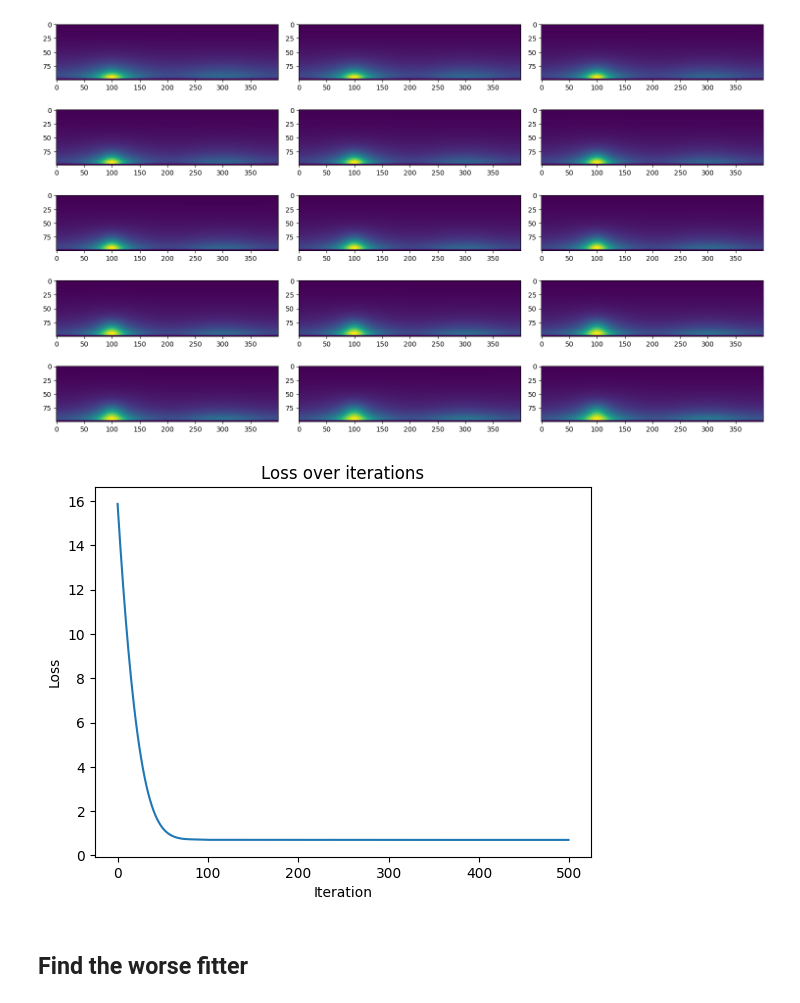
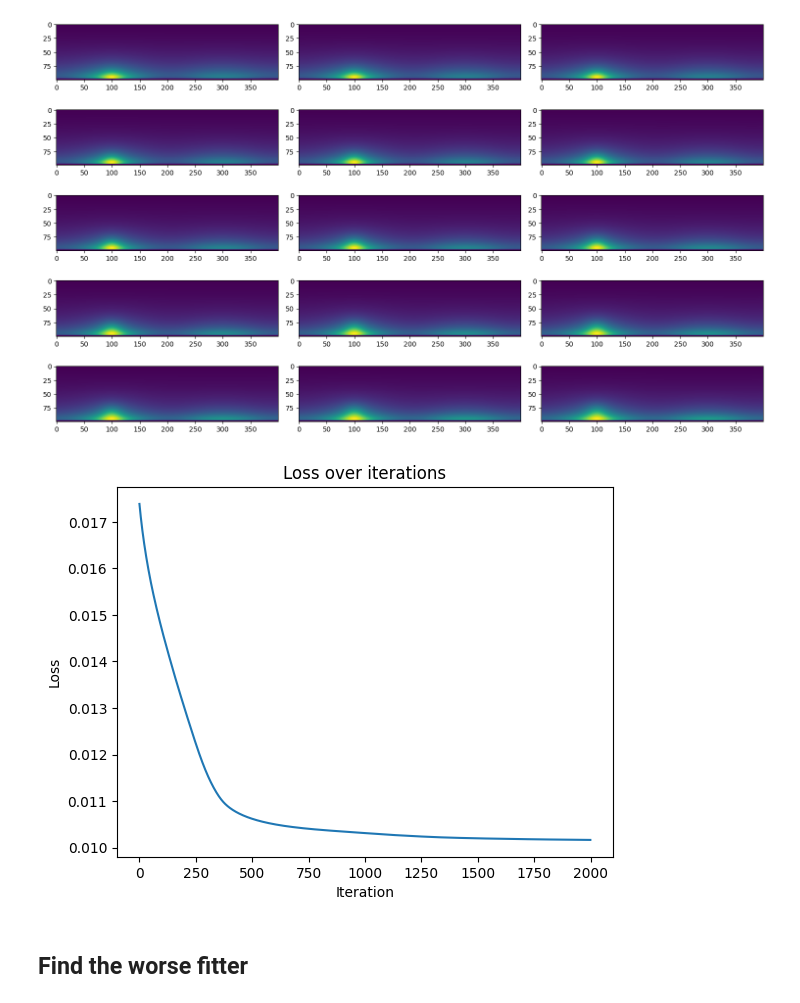
Before and after one commit to matttsss/mitsuba3, a Jupyter notebook: sampling_tests/warps.ipynb, the cells around one changed output. Drawn from its saved outputs; the diff is of its cells as text; code cells hidden in the pictures.

```diff
--- a/sampling_tests/warps.ipynb
+++ b/sampling_tests/warps.ipynb
@@ -2,7 +2,7 @@
 import sys
 sys.path.insert(0, '../../mitsuba3/build/python')
 
-from tqdm import trange, tqdm
+from tqdm import trange
 
 import numpy as np
 import matplotlib.pyplot as plt
@@ -10,7 +10,7 @@ import matplotlib.pyplot as plt
 import drjit as dr
 import mitsuba as mi
 
-mi.set_variant('llvm_ad_rgb')
+mi.set_variant('cuda_ad_rgb')
 
 # Constants for training
 SUN_PHI = dr.pi / 2
@@ -124,12 +109,10 @@ TRAINING_SUN_ETA_RES = 180
 
 sky_rad_dataset, sky_params_dataset = load_tensors('../../mitsuba3/resources/data/sunsky/output/sunsky_datasets.bin')
 
-opt_vars = init_optimization_vars(
+sky_rad, sky_params, sun_dir, tex_pos, norm_factor = init_optimization_vars(
     sky_rad_dataset, sky_params_dataset,
     turb_res=TRAINING_TURB_RES, sun_eta_res=TRAINING_SUN_ETA_RES
 )
-dr.eval(opt_vars)
-sky_rad, sky_params, sun_dir, tex_pos, norm_factor = opt_vars
 # %% [output]
 Loading tensor data from "../../mitsuba3/resources/data/sunsky/output/sunsky_datasets.bin" .. (540.0 KiB, 7 fields)
 # %% [markdown]
@@ -288,13 +271,13 @@ def compute_loss(tex_weights, tex_pos, sky_rad, sky_params, norm_factor, sun_dir
     loss /= dr.width(loss)
 
     # keep the mean arround the sun elevation
-    gaussian_elevation = tex_weights.eval(tex_pos)[1]
-    real_sun_elevation = dr.cos(dr.pi/2 - tex_pos.y * (MAX_ETA - MIN_ETA) + MIN_ETA)
-    err = real_sun_elevation - gaussian_elevation
-    loss += dr.select(err < 0,
-        0.5 * dr.atan(err**2),
-        dr.exp(25 * (err + dr.sin(err + dr.pi))) - 1
-    )
+    # gaussian_elevation = tex_weights.eval(tex_pos)[1]
+    # real_sun_elevation = dr.cos(dr.pi/2 - tex_pos.y * (MAX_ETA - MIN_ETA) + MIN_ETA)
+    # err = real_sun_elevation - gaussian_elevation
+    # loss += dr.select(err < 0,
+    #     0.5 * dr.atan(err**2),
+    #     dr.exp(25 * (err + dr.sin(err + dr.pi))) - 1
+    # )
 
     dr.backward(loss)
 
@@ -303,13 +286,14 @@ def compute_loss(tex_weights, tex_pos, sky_rad, sky_params, norm_factor, sun_dir
 ## Generate initial weights
 turb_res = 10
 sun_eta_res = 30
+opt_key = "weights"
+
 weights = init_optimised_weights(turb_res, sun_eta_res)
 tex_weights = mi.Texture2f(weights,
                            wrap_mode=dr.WrapMode.Clamp,
                            migrate=False)
 
 opt = mi.ad.Adam(lr=0.001)
-opt_key = "weights"
 opt[opt_key] = weights
 
 ## Generate rays to evaluate luminance map
@@ -325,37 +309,38 @@ dr.eval(wi)
 
 ## Optimize
 losses = []
-iterations = trange(500, desc="Optimizing")
+iterations = trange(2000, desc="Optimizing")
 for it in iterations:
+
     tensor = clamp_channels(opt[opt_key], 0, min_val=1e-5, max_val=1)
     tensor = clamp_channels(tensor, 1, min_val=dr.cos(dr.pi/2 - MIN_ETA), max_val=1)
     tensor = clamp_channels(tensor, 2, min_val=0.05, max_val=1)
     tensor = clamp_channels(tensor, 3, min_val=0.05, max_val=2*dr.pi)
     opt[opt_key] = tensor
     tex_weights.set_tensor(opt[opt_key])
 
 
     loss = compute_loss(tex_weights, tex_pos, sky_rad, sky_params, norm_factor, sun_dir, wi, dr.width(wi))
 
     opt.step()
 
-    if it % 100 == 0:
+    if it % 5 == 0:
         iterations.set_postfix_str(f"Loss: {loss}")
 
     losses.append(loss)
 
 optimal_weights = opt[opt_key]
 
 plt.close()
 cutoff = 0
 losses_to_plot = losses[cutoff:]
 plt.plot(np.arange(len(losses_to_plot)) + cutoff, losses_to_plot)
 plt.title('Loss over iterations')
 plt.xlabel('Iteration')
 plt.ylabel('Loss')
 plt.show()
 # %% [output]
-[figure, old version]
+[figure, new version]
 # %% [markdown]
 ## Find the worse fitter
 # %%
```
Also changed, not shown: parts of 2 cells of this notebook, 1 other file.
